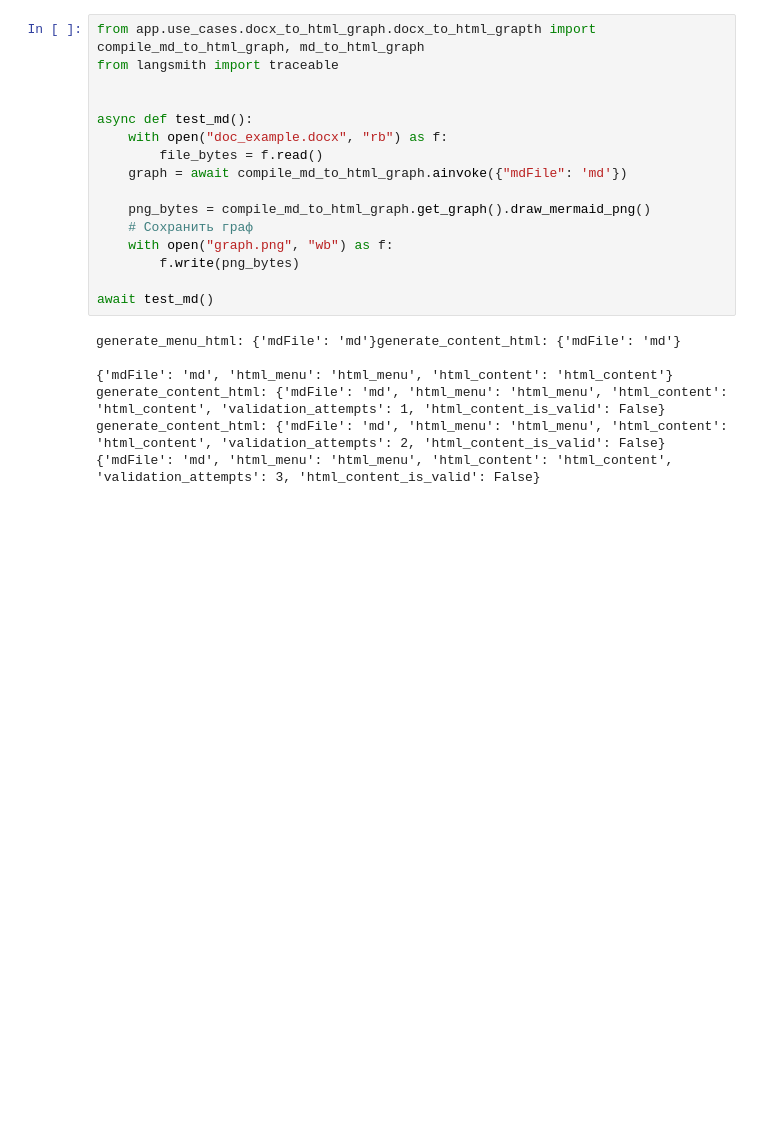
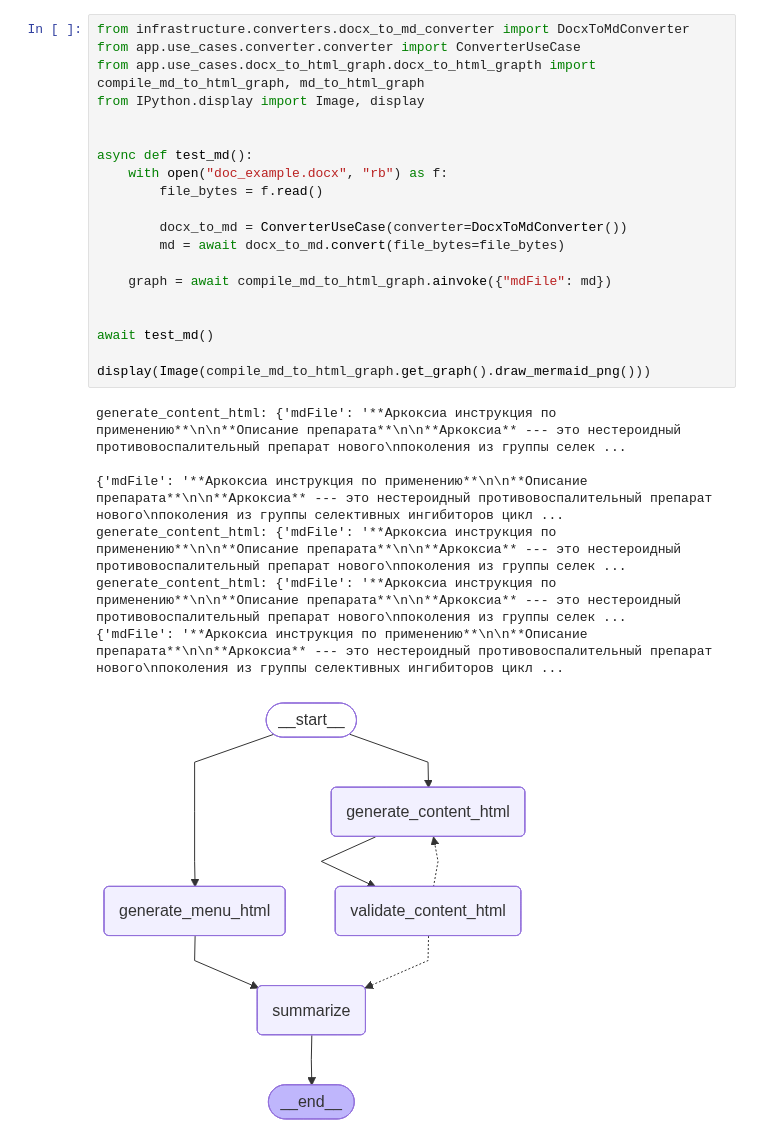
Before and after one commit to deorditse/vn1_bot, a Jupyter notebook: docs/examples/llm_test.ipynb, the cells around one changed output. Drawn from its saved outputs; the diff is of its cells as text; blank space fills up the shorter version.

Commit message:
add md converter

```diff
--- a/docs/examples/llm_test.ipynb
+++ b/docs/examples/llm_test.ipynb
@@ -55,23 +58,28 @@ await main()
 # %%
+from infrastructure.converters.docx_to_md_converter import DocxToMdConverter
+from app.use_cases.converter.converter import ConverterUseCase
 from app.use_cases.docx_to_html_graph.docx_to_html_grapth import compile_md_to_html_graph, md_to_html_graph
-from langsmith import traceable
+from IPython.display import Image, display
 
 
 async def test_md():
     with open("doc_example.docx", "rb") as f:
         file_bytes = f.read()
-    graph = await compile_md_to_html_graph.ainvoke({"mdFile": 'md'})
 
-    png_bytes = compile_md_to_html_graph.get_graph().draw_mermaid_png()
-    # Сохранить граф
-    with open("graph.png", "wb") as f:
-        f.write(png_bytes)
+        docx_to_md = ConverterUseCase(converter=DocxToMdConverter())
+        md = await docx_to_md.convert(file_bytes=file_bytes)
+
+    graph = await compile_md_to_html_graph.ainvoke({"mdFile": md})
+
 
 await test_md()
+
+display(Image(compile_md_to_html_graph.get_graph().draw_mermaid_png()))
 # %% [output]
-generate_menu_html: {'mdFile': 'md'}generate_content_html: {'mdFile': 'md'}
+generate_content_html: {'mdFile': '**Аркоксиа инструкция по применению**\n\n**Описание препарата**\n\n**Аркоксиа** --- это нестероидный противовоспалительный препарат нового\nпоколения из группы селек ...
 
-{'mdFile': 'md', 'html_menu': 'html_menu', 'html_content': 'html_content'}
-generate_content_html: {'mdFile': 'md', 'html_menu': 'html_menu', 'html_content': 'html_content', 'validation_attempts': 1, 'html_content_is_valid': False}
-generate_content_html: {'mdFile': 'md', 'html_menu': 'html_menu', 'html_content': 'html_content', 'validation_attempts': 2, 'html_content_is_valid': False}
-{'mdFile': 'md', 'html_menu': 'html_menu', 'html_content': 'html_content', 'validation_attempts': 3, 'html_content_is_valid': False}
+{'mdFile': '**Аркоксиа инструкция по применению**\n\n**Описание препарата**\n\n**Аркоксиа** --- это нестероидный противовоспалительный препарат нового\nпоколения из группы селективных ингибиторов цикл ...
+generate_content_html: {'mdFile': '**Аркоксиа инструкция по применению**\n\n**Описание препарата**\n\n**Аркоксиа** --- это нестероидный противовоспалительный препарат нового\nпоколения из группы селек ...
+generate_content_html: {'mdFile': '**Аркоксиа инструкция по применению**\n\n**Описание препарата**\n\n**Аркоксиа** --- это нестероидный противовоспалительный препарат нового\nпоколения из группы селек ...
+{'mdFile': '**Аркоксиа инструкция по применению**\n\n**Описание препарата**\n\n**Аркоксиа** --- это нестероидный противовоспалительный препарат нового\nпоколения из группы селективных ингибиторов цикл ...
+[figure, added]
```
Also changed, not shown: parts of 2 cells of this notebook, 5 other files.
